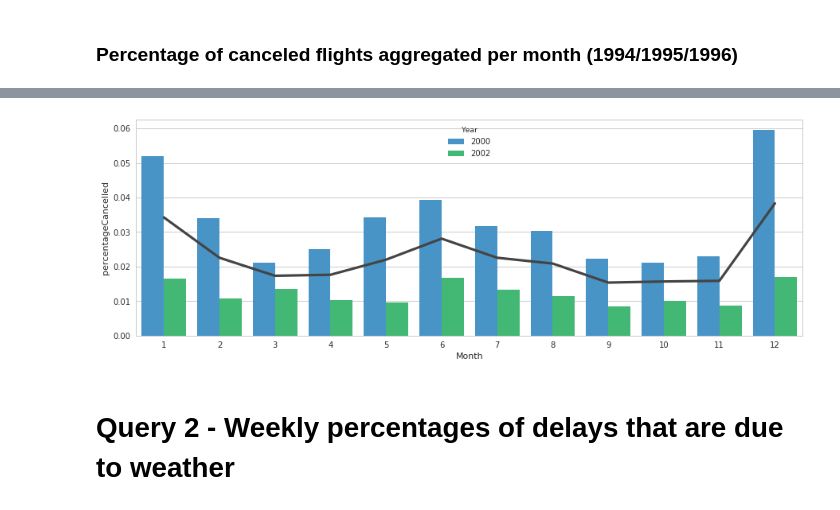
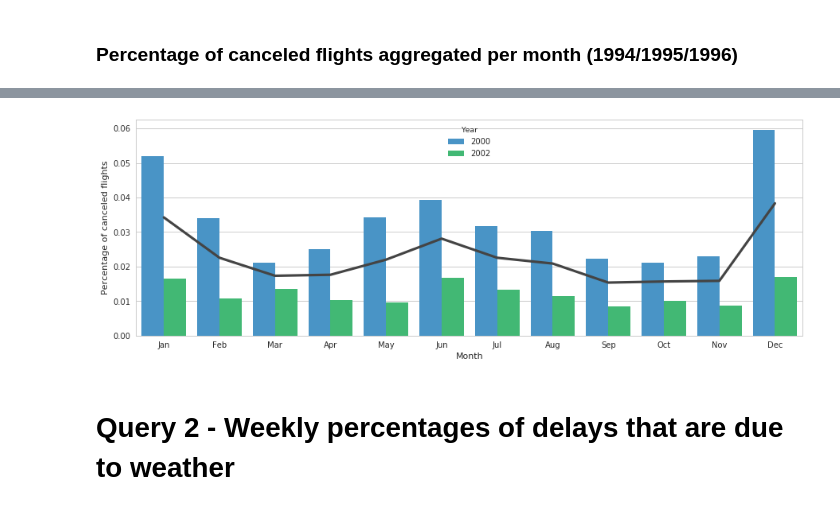
Before and after one commit to middleware2018-PSS/BigData, a Jupyter notebook: plots.ipynb, the cells around one changed output, grey strips where cells are left out. Drawn from its saved outputs; the diff is of its cells as text; code cells hidden in the pictures.

```diff
--- a/plots.ipynb
+++ b/plots.ipynb
@@ -157,33 +160,29 @@ plt.show()
 # %%
+# Vars
 months = ['Jan', 'Feb', 'Mar', 'Apr', 'May', 'Jun', 'Jul', 'Aug', 'Sep', 'Oct', 'Nov', 'Dec']
+colors = ["#3498db", "#2ecc71"]
 
 # Select a single year
 year_df = canceled_df.loc[canceled_df.Year.isin([2000, 2002])]
 
 # Drop columns we don't need
 year_df = year_df.drop(columns=['Day'])
 
-flatui = ["#3498db", "#2ecc71"]
-
-# Create the plot
-
-# Barplot
-ax = sns.barplot(x="Month", y="percentageCancelled", hue="Year",
-                 data=year_df, ci=None, palette=sns.color_palette(flatui));
-ax.set_xticklabels(months)
-ax.set_ylabel("Percentage of canceled flights")
-
 # Pointplot
 sns.pointplot(x="Month", y="percentageCancelled", data=year_df,
               ci=None,color="#444444", markers="", );
 
-# Set style
-sns.set(rc={'figure.figsize':(15,5)})
-sns.set_style("whitegrid")
+# Barplot
+ax = sns.barplot(x="Month", y="percentageCancelled", hue="Year",
+                 data=year_df, ci=None, palette=sns.color_palette(colors));
+
+# Barplot Labels
+ax.set_xticklabels(months)
+ax.set_ylabel("Percentage of canceled flights")
 
 plt.show()
 # %% [output]
-[figure, old version]
+[figure, new version]
 # %% [markdown]
 # Query 2 - Weekly percentages of delays that are due to weather
 # %%
```
Also changed, not shown: parts of 9 cells of this notebook.
